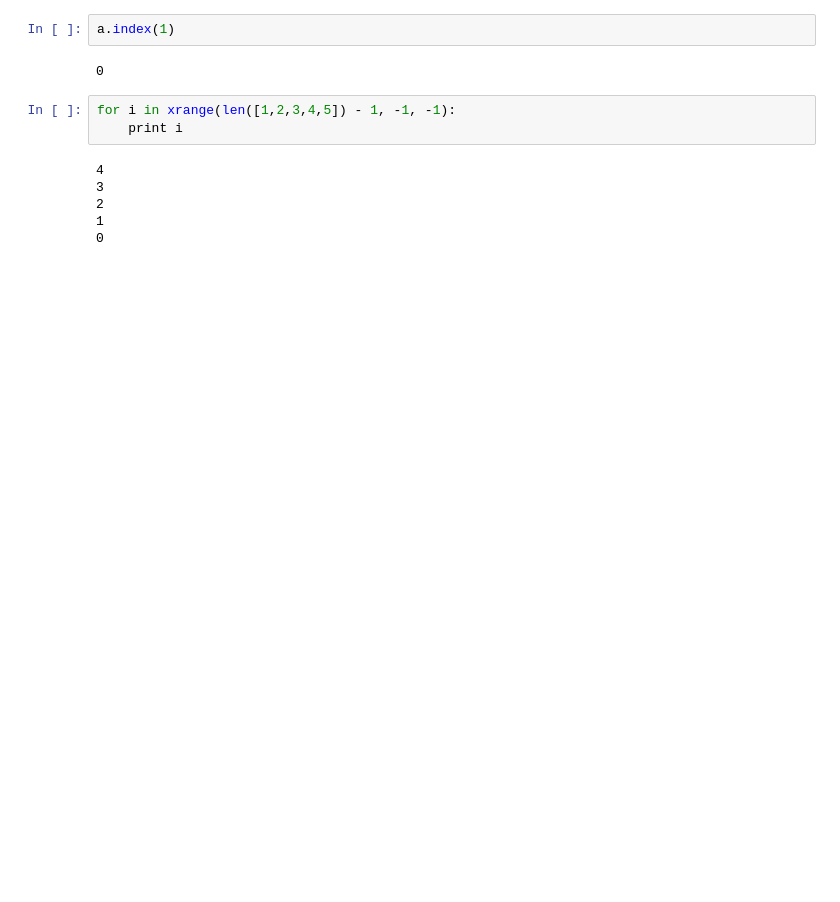
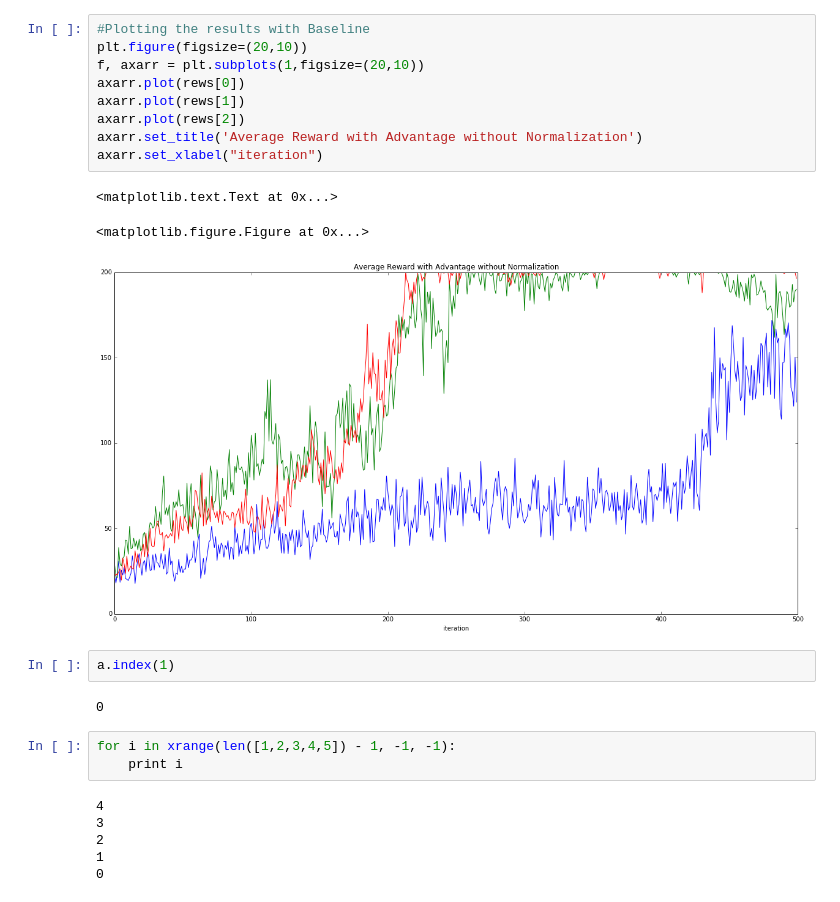
Before and after one commit to girishsk/rlex, a Jupyter notebook: doc/ReinforceAgent.ipynb, the cells around one changed output. Cells and saved outputs as stored; diff of their text form; blank space fills up the shorter version.

```diff
--- a/doc/ReinforceAgent.ipynb
+++ b/doc/ReinforceAgent.ipynb
@@ -170,3 +182,16 @@ a = [1,0]
+# %%
+#Plotting the results with Baseline
+plt.figure(figsize=(20,10))
+f, axarr = plt.subplots(1,figsize=(20,10))
+axarr.plot(rews[0])
+axarr.plot(rews[1])
+axarr.plot(rews[2])
+axarr.set_title('Average Reward with Advantage without Normalization')
+axarr.set_xlabel("iteration")
+# %% [output]
+<matplotlib.text.Text at 0x...>
+<matplotlib.figure.Figure at 0x...>
+[figure, added]
 # %%
 a.index(1)
 # %% [output]
```
Also changed, not shown: parts of 4 cells of this notebook.
